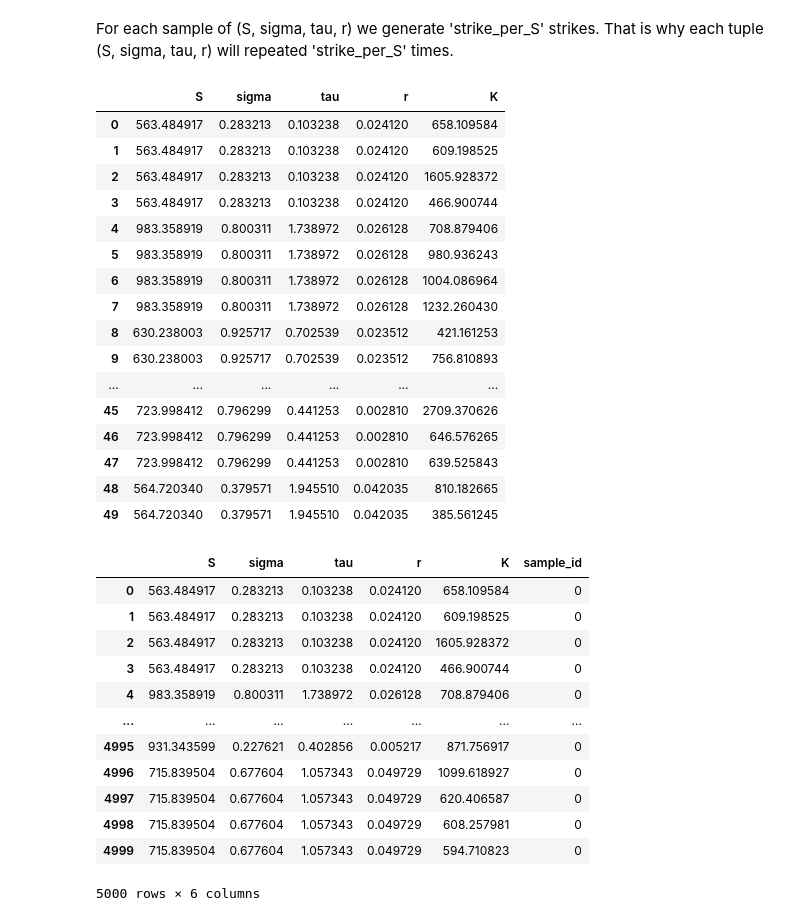
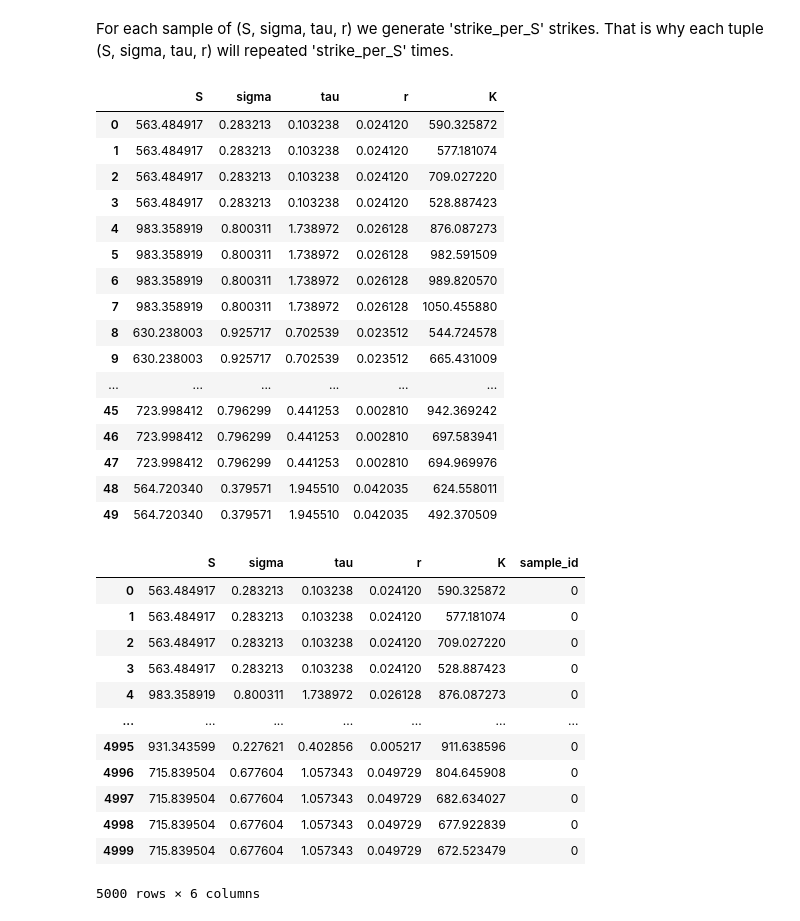
Before and after one commit to zivmi/conformal-op, a Jupyter notebook: notebooks/1.0-mz-simulate-data.ipynb, the cells around one changed output. Saved outputs shown, nothing was run; the diff lists cells and outputs as text; code cells hidden in the pictures.

Commit message:
ADD Call prices to simulated data. BUGFIX negative strikes due to large variance when sampling N(1,var)

```diff
--- a/notebooks/1.0-mz-simulate-data.ipynb
+++ b/notebooks/1.0-mz-simulate-data.ipynb
@@ -31,45 +32,49 @@ For each sample of (S, sigma, tau, r) we generate 'strike_per_S' strikes. That i
 # %%
 total_num_samples = int(sum(sample_sizes)/strikes_per_S)
 
 # generate data from uniform distribution for each parameter
 np.random.seed(seed)
 data = {}
 for param in param_bounds.keys():
     data[param] = np.repeat( # repeat the same sampled value strikes_per_S times
         np.random.uniform(
             param_bounds[param][0], # lower bound
             param_bounds[param][1], # upper bound
             total_num_samples),
         strikes_per_S)
 
 # generate 'strikes_per_S' number of strikes from normal with mean S and std 0.1*S, for each S
 z = np.random.normal(
         1, # mean
-        np.sqrt(0.1), # variance of 0.1, std of sqrt(0.1)
+        # variance of 0.1 => std=sqrt(0.1)=0.316
+        # ~300 strikes will be negative
+        # the author probably used 0.1 as a variance, not std.
+        # With std=0.1, the number of negative strikes will be ~0
+        0.1,
         total_num_samples*strikes_per_S)
 
 data['K'] = data['S']/z
 
 data = pd.DataFrame(data)
 data.head(50)
 # %% [output]
 |  | S | sigma | tau | r | K |
-| 0 | 563.484917 | 0.283213 | 0.103238 | 0.024120 | 658.109584 |
-| 1 | 563.484917 | 0.283213 | 0.103238 | 0.024120 | 609.198525 |
-| 2 | 563.484917 | 0.283213 | 0.103238 | 0.024120 | 1605.928372 |
-| 3 | 563.484917 | 0.283213 | 0.103238 | 0.024120 | 466.900744 |
-| 4 | 983.358919 | 0.800311 | 1.738972 | 0.026128 | 708.879406 |
-| 5 | 983.358919 | 0.800311 | 1.738972 | 0.026128 | 980.936243 |
-| 6 | 983.358919 | 0.800311 | 1.738972 | 0.026128 | 1004.086964 |
-| 7 | 983.358919 | 0.800311 | 1.738972 | 0.026128 | 1232.260430 |
-| 8 | 630.238003 | 0.925717 | 0.702539 | 0.023512 | 421.161253 |
-| 9 | 630.238003 | 0.925717 | 0.702539 | 0.023512 | 756.810893 |
+| 0 | 563.484917 | 0.283213 | 0.103238 | 0.024120 | 590.325872 |
+| 1 | 563.484917 | 0.283213 | 0.103238 | 0.024120 | 577.181074 |
+| 2 | 563.484917 | 0.283213 | 0.103238 | 0.024120 | 709.027220 |
+| 3 | 563.484917 | 0.283213 | 0.103238 | 0.024120 | 528.887423 |
+| 4 | 983.358919 | 0.800311 | 1.738972 | 0.026128 | 876.087273 |
+| 5 | 983.358919 | 0.800311 | 1.738972 | 0.026128 | 982.591509 |
+| 6 | 983.358919 | 0.800311 | 1.738972 | 0.026128 | 989.820570 |
+| 7 | 983.358919 | 0.800311 | 1.738972 | 0.026128 | 1050.455880 |
+| 8 | 630.238003 | 0.925717 | 0.702539 | 0.023512 | 544.724578 |
+| 9 | 630.238003 | 0.925717 | 0.702539 | 0.023512 | 665.431009 |
 | ... | ... | ... | ... | ... | ... |
-| 45 | 723.998412 | 0.796299 | 0.441253 | 0.002810 | 2709.370626 |
-| 46 | 723.998412 | 0.796299 | 0.441253 | 0.002810 | 646.576265 |
-| 47 | 723.998412 | 0.796299 | 0.441253 | 0.002810 | 639.525843 |
-| 48 | 564.720340 | 0.379571 | 1.945510 | 0.042035 | 810.182665 |
-| 49 | 564.720340 | 0.379571 | 1.945510 | 0.042035 | 385.561245 |
+| 45 | 723.998412 | 0.796299 | 0.441253 | 0.002810 | 942.369242 |
+| 46 | 723.998412 | 0.796299 | 0.441253 | 0.002810 | 697.583941 |
+| 47 | 723.998412 | 0.796299 | 0.441253 | 0.002810 | 694.969976 |
+| 48 | 564.720340 | 0.379571 | 1.945510 | 0.042035 | 624.558011 |
+| 49 | 564.720340 | 0.379571 | 1.945510 | 0.042035 | 492.370509 |
 # %%
 # Label the samples with the sample id, according to the sample_sizes list.
 # This will make it easier to split dataframe into samples of different sizes.
@@ -80,17 +85,17 @@ for i, _ in enumerate(sample_sizes):
 data.loc[data['sample_id'] == 0]
 # %% [output]
 |  | S | sigma | tau | r | K | sample_id |
-| 0 | 563.484917 | 0.283213 | 0.103238 | 0.024120 | 658.109584 | 0 |
-| 1 | 563.484917 | 0.283213 | 0.103238 | 0.024120 | 609.198525 | 0 |
-| 2 | 563.484917 | 0.283213 | 0.103238 | 0.024120 | 1605.928372 | 0 |
-| 3 | 563.484917 | 0.283213 | 0.103238 | 0.024120 | 466.900744 | 0 |
-| 4 | 983.358919 | 0.800311 | 1.738972 | 0.026128 | 708.879406 | 0 |
+| 0 | 563.484917 | 0.283213 | 0.103238 | 0.024120 | 590.325872 | 0 |
+| 1 | 563.484917 | 0.283213 | 0.103238 | 0.024120 | 577.181074 | 0 |
+| 2 | 563.484917 | 0.283213 | 0.103238 | 0.024120 | 709.027220 | 0 |
+| 3 | 563.484917 | 0.283213 | 0.103238 | 0.024120 | 528.887423 | 0 |
+| 4 | 983.358919 | 0.800311 | 1.738972 | 0.026128 | 876.087273 | 0 |
 | ... | ... | ... | ... | ... | ... | ... |
-| 4995 | 931.343599 | 0.227621 | 0.402856 | 0.005217 | 871.756917 | 0 |
-| 4996 | 715.839504 | 0.677604 | 1.057343 | 0.049729 | 1099.618927 | 0 |
-| 4997 | 715.839504 | 0.677604 | 1.057343 | 0.049729 | 620.406587 | 0 |
-| 4998 | 715.839504 | 0.677604 | 1.057343 | 0.049729 | 608.257981 | 0 |
-| 4999 | 715.839504 | 0.677604 | 1.057343 | 0.049729 | 594.710823 | 0 |
+| 4995 | 931.343599 | 0.227621 | 0.402856 | 0.005217 | 911.638596 | 0 |
+| 4996 | 715.839504 | 0.677604 | 1.057343 | 0.049729 | 804.645908 | 0 |
+| 4997 | 715.839504 | 0.677604 | 1.057343 | 0.049729 | 682.634027 | 0 |
+| 4998 | 715.839504 | 0.677604 | 1.057343 | 0.049729 | 677.922839 | 0 |
+| 4999 | 715.839504 | 0.677604 | 1.057343 | 0.049729 | 672.523479 | 0 |
 5000 rows × 6 columns
 # %%
 data.loc[data['sample_id'] == 1]
```
Also changed, not shown: parts of 12 cells of this notebook, 2 other files.
